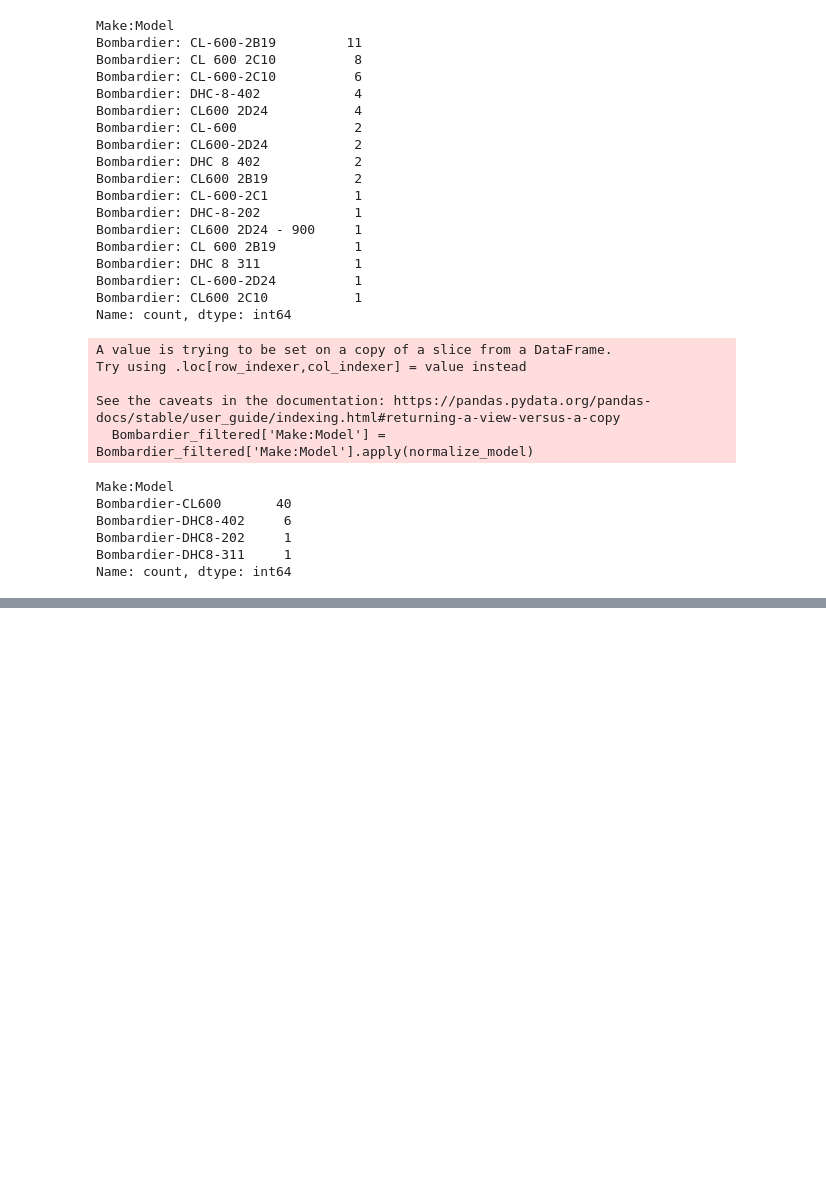
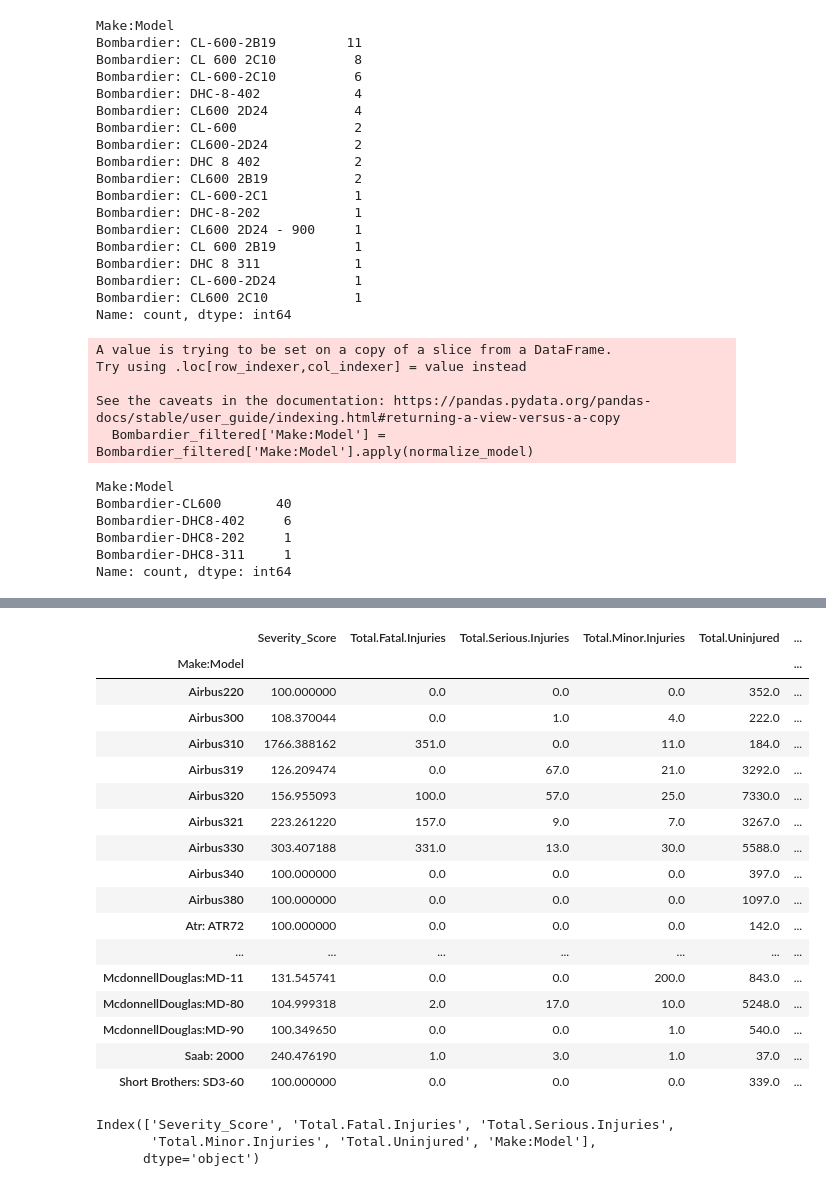
Before and after one commit to basstraining/wings_and_flats, a Jupyter notebook: Notebooks/Plane_Filtering_Yiyi.ipynb, the cells around one changed output, grey strips where cells are left out. Cells and saved outputs as stored; diff of their text form; code cells hidden in the pictures; blank space fills up the shorter version.

Commit message:
created adjusted severity score

```diff
--- a/Notebooks/Plane_Filtering_Yiyi.ipynb
+++ b/Notebooks/Plane_Filtering_Yiyi.ipynb
@@ -600,0 +667,36 @@ big_plane_yiyi.shape
+# %%
+grouped_df = combined_big_plane_df.groupby('Make:Model').agg({
+    'Severity_Score': 'mean',  # or 'sum', depending on your preference
+    'Total.Fatal.Injuries': 'sum',
+    'Total.Serious.Injuries': 'sum',
+    'Total.Minor.Injuries': 'sum',
+    'Total.Uninjured': 'sum',
+    'Make:Model': 'size'
+})
+# %%
+grouped_df
+# %% [output]
+|  | Severity_Score | Total.Fatal.Injuries | Total.Serious.Injuries | Total.Minor.Injuries | Total.Uninjured | ... |
+| Make:Model |  |  |  |  |  | ... |
+| Airbus220 | 100.000000 | 0.0 | 0.0 | 0.0 | 352.0 | ... |
+| Airbus300 | 108.370044 | 0.0 | 1.0 | 4.0 | 222.0 | ... |
+| Airbus310 | 1766.388162 | 351.0 | 0.0 | 11.0 | 184.0 | ... |
+| Airbus319 | 126.209474 | 0.0 | 67.0 | 21.0 | 3292.0 | ... |
+| Airbus320 | 156.955093 | 100.0 | 57.0 | 25.0 | 7330.0 | ... |
+| Airbus321 | 223.261220 | 157.0 | 9.0 | 7.0 | 3267.0 | ... |
+| Airbus330 | 303.407188 | 331.0 | 13.0 | 30.0 | 5588.0 | ... |
+| Airbus340 | 100.000000 | 0.0 | 0.0 | 0.0 | 397.0 | ... |
+| Airbus380 | 100.000000 | 0.0 | 0.0 | 0.0 | 1097.0 | ... |
+| Atr: ATR72 | 100.000000 | 0.0 | 0.0 | 0.0 | 142.0 | ... |
+| ... | ... | ... | ... | ... | ... | ... |
+| McdonnellDouglas:MD-11 | 131.545741 | 0.0 | 0.0 | 200.0 | 843.0 | ... |
+| McdonnellDouglas:MD-80 | 104.999318 | 2.0 | 17.0 | 10.0 | 5248.0 | ... |
+| McdonnellDouglas:MD-90 | 100.349650 | 0.0 | 0.0 | 1.0 | 540.0 | ... |
+| Saab: 2000 | 240.476190 | 1.0 | 3.0 | 1.0 | 37.0 | ... |
+| Short Brothers: SD3-60 | 100.000000 | 0.0 | 0.0 | 0.0 | 339.0 | ... |
+# %%
+grouped_df.columns
+# %% [output]
+Index(['Severity_Score', 'Total.Fatal.Injuries', 'Total.Serious.Injuries',
+       'Total.Minor.Injuries', 'Total.Uninjured', 'Make:Model'],
+      dtype='object')
```
Also changed, not shown: parts of 8 cells of this notebook, 2 other files.
